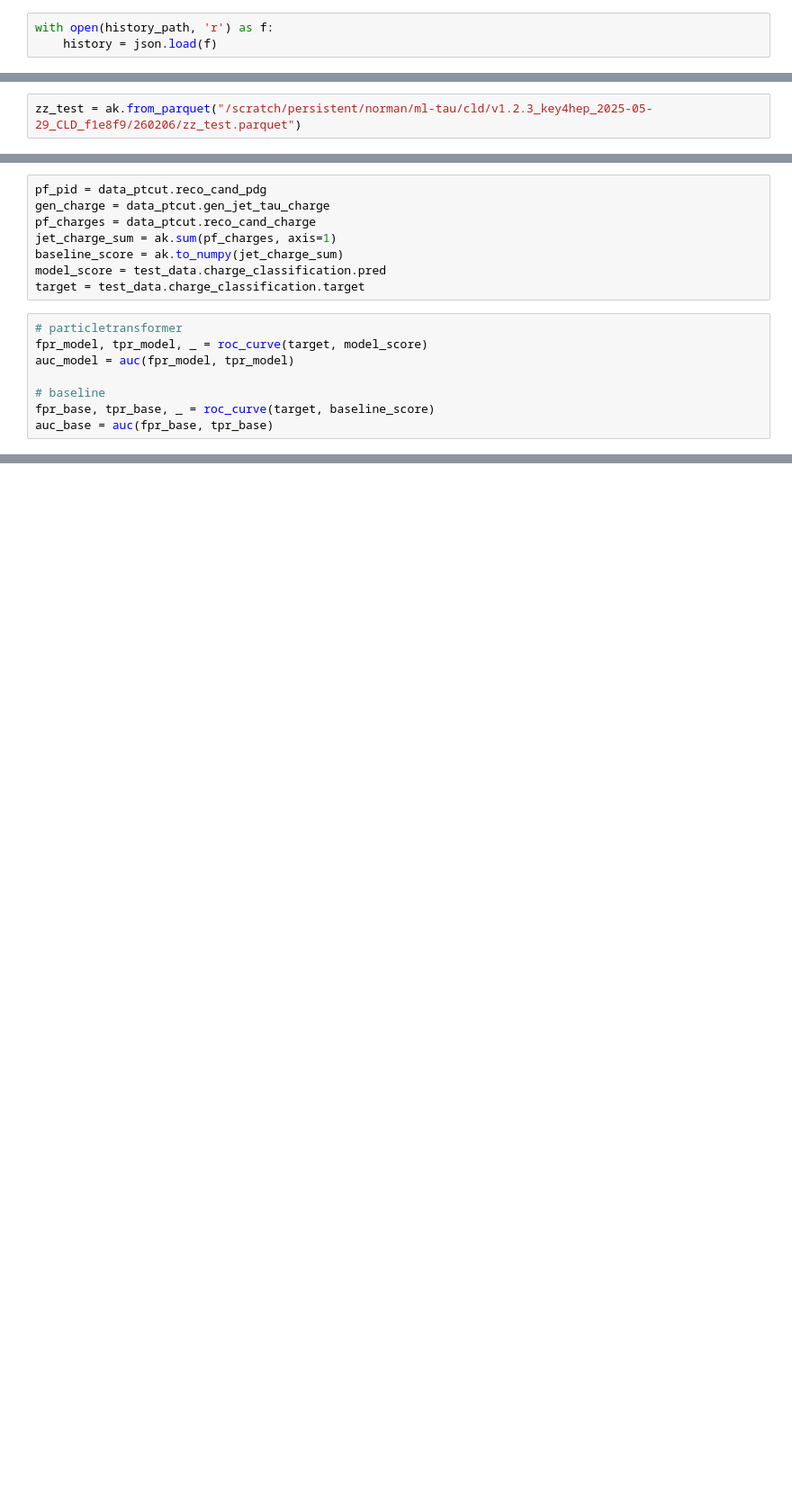
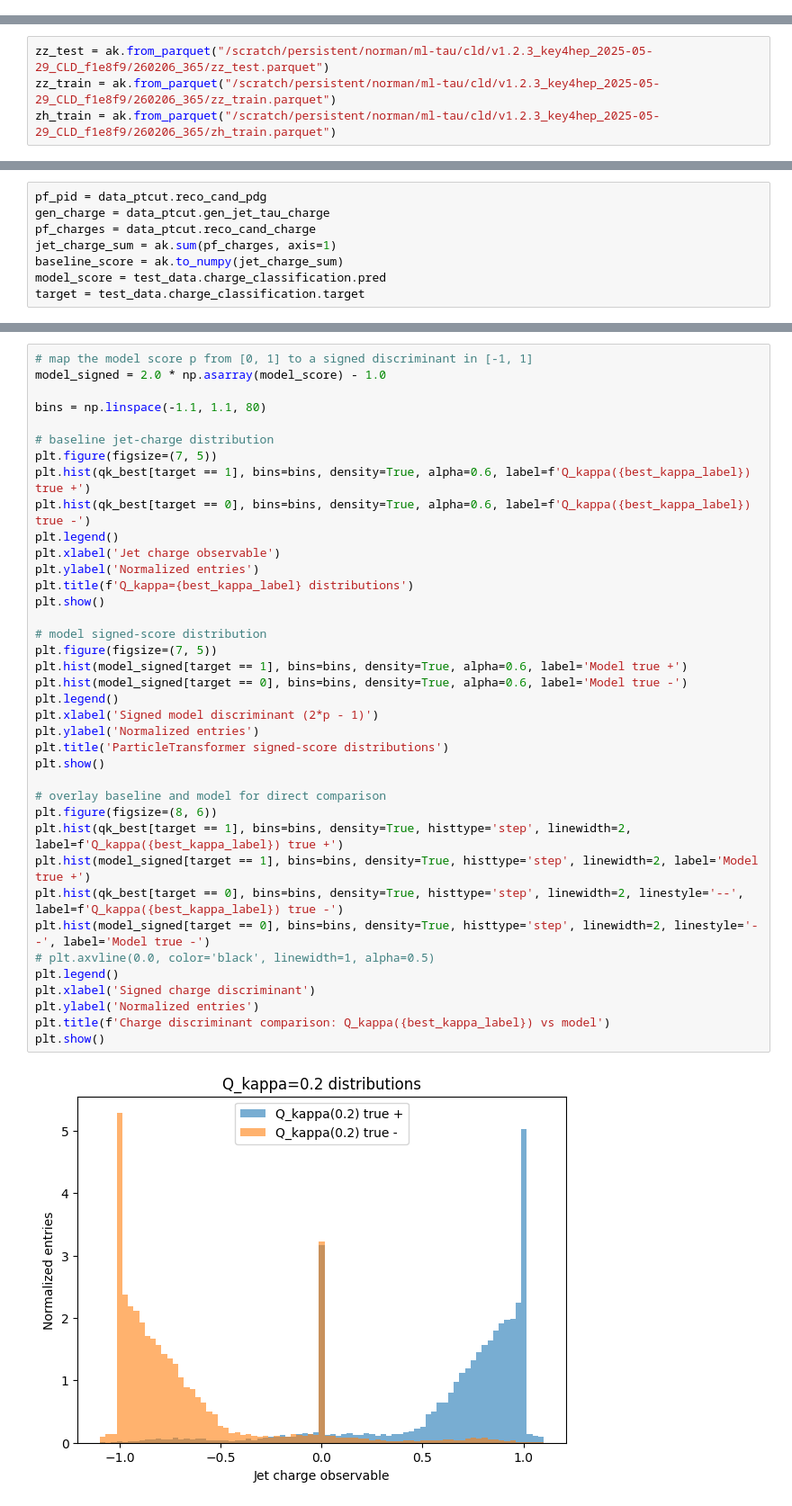
Before and after one commit to HEP-KBFI/ml-tau-en-reg, a Jupyter notebook: notebooks/CLD/eval_charge.ipynb, the cells around one changed output, grey strips where cells are left out. Shown at 90% size. Saved outputs shown, nothing was run; the diff lists cells and outputs as text; blank space fills up the shorter version.

```diff
--- a/notebooks/CLD/eval_charge.ipynb
+++ b/notebooks/CLD/eval_charge.ipynb
@@ -26,7 +28,4 @@ history_path = f'{output_dir}/history.json'
 test_results_path = f'{output_dir}/zz_test.parquet'
-# %%
-with open(history_path, 'r') as f:
-    history = json.load(f)
 # %%
 test_data = ak.from_parquet(test_results_path)
 preds = test_data['charge_classification']['pred']
@@ -79,5 +49,7 @@ Text(0.5, 1.0, 'Charge Classification: Normalized Confusion Matrix')
 # %%
-zz_test = ak.from_parquet("/scratch/persistent/norman/ml-tau/cld/v1.2.3_key4hep_2025-05-29_CLD_f1e8f9/260206/zz_test.parquet")
+zz_test = ak.from_parquet("/scratch/persistent/norman/ml-tau/cld/v1.2.3_key4hep_2025-05-29_CLD_f1e8f9/260206_365/zz_test.parquet")
+zz_train = ak.from_parquet("/scratch/persistent/norman/ml-tau/cld/v1.2.3_key4hep_2025-05-29_CLD_f1e8f9/260206_365/zz_train.parquet")
+zh_train = ak.from_parquet("/scratch/persistent/norman/ml-tau/cld/v1.2.3_key4hep_2025-05-29_CLD_f1e8f9/260206_365/zh_train.parquet")
 # %%
 mask = to_p4(zz_test.reco_jet_p4s).pt > 5
 data_ptcut = zz_test[mask]
@@ -89,11 +67,3 @@ jet_charge_sum = ak.sum(pf_charges, axis=1)
 baseline_score = ak.to_numpy(jet_charge_sum)
 model_score = test_data.charge_classification.pred
 target = test_data.charge_classification.target
-# %%
-# particletransformer
-fpr_model, tpr_model, _ = roc_curve(target, model_score)
-auc_model = auc(fpr_model, tpr_model)
-
-# baseline
-fpr_base, tpr_base, _ = roc_curve(target, baseline_score)
-auc_base = auc(fpr_base, tpr_base)
@@ -211,0 +222,40 @@ tensor([ 23.3489,  59.1068, 116.0376,  ...,  31.5092,  26.1440,  91.5762])
+# %%
+# map the model score p from [0, 1] to a signed discriminant in [-1, 1]
+model_signed = 2.0 * np.asarray(model_score) - 1.0
+
+bins = np.linspace(-1.1, 1.1, 80)
+
+# baseline jet-charge distribution
+plt.figure(figsize=(7, 5))
+plt.hist(qk_best[target == 1], bins=bins, density=True, alpha=0.6, label=f'Q_kappa({best_kappa_label}) true +')
+plt.hist(qk_best[target == 0], bins=bins, density=True, alpha=0.6, label=f'Q_kappa({best_kappa_label}) true -')
+plt.legend()
+plt.xlabel('Jet charge observable')
+plt.ylabel('Normalized entries')
+plt.title(f'Q_kappa={best_kappa_label} distributions')
+plt.show()
+
+# model signed-score distribution
+plt.figure(figsize=(7, 5))
+plt.hist(model_signed[target == 1], bins=bins, density=True, alpha=0.6, label='Model true +')
+plt.hist(model_signed[target == 0], bins=bins, density=True, alpha=0.6, label='Model true -')
+plt.legend()
+plt.xlabel('Signed model discriminant (2*p - 1)')
+plt.ylabel('Normalized entries')
+plt.title('ParticleTransformer signed-score distributions')
+plt.show()
+
+# overlay baseline and model for direct comparison
+plt.figure(figsize=(8, 6))
+plt.hist(qk_best[target == 1], bins=bins, density=True, histtype='step', linewidth=2, label=f'Q_kappa({best_kappa_label}) true +')
+plt.hist(model_signed[target == 1], bins=bins, density=True, histtype='step', linewidth=2, label='Model true +')
+plt.hist(qk_best[target == 0], bins=bins, density=True, histtype='step', linewidth=2, linestyle='--', label=f'Q_kappa({best_kappa_label}) true -')
+plt.hist(model_signed[target == 0], bins=bins, density=True, histtype='step', linewidth=2, linestyle='--', label='Model true -')
+# plt.axvline(0.0, color='black', linewidth=1, alpha=0.5)
+plt.legend()
+plt.xlabel('Signed charge discriminant')
+plt.ylabel('Normalized entries')
+plt.title(f'Charge discriminant comparison: Q_kappa({best_kappa_label}) vs model')
+plt.show()
+# %% [output]
+[figure, added]
```
Also changed, not shown: parts of 105 cells of this notebook, 11 other files.
